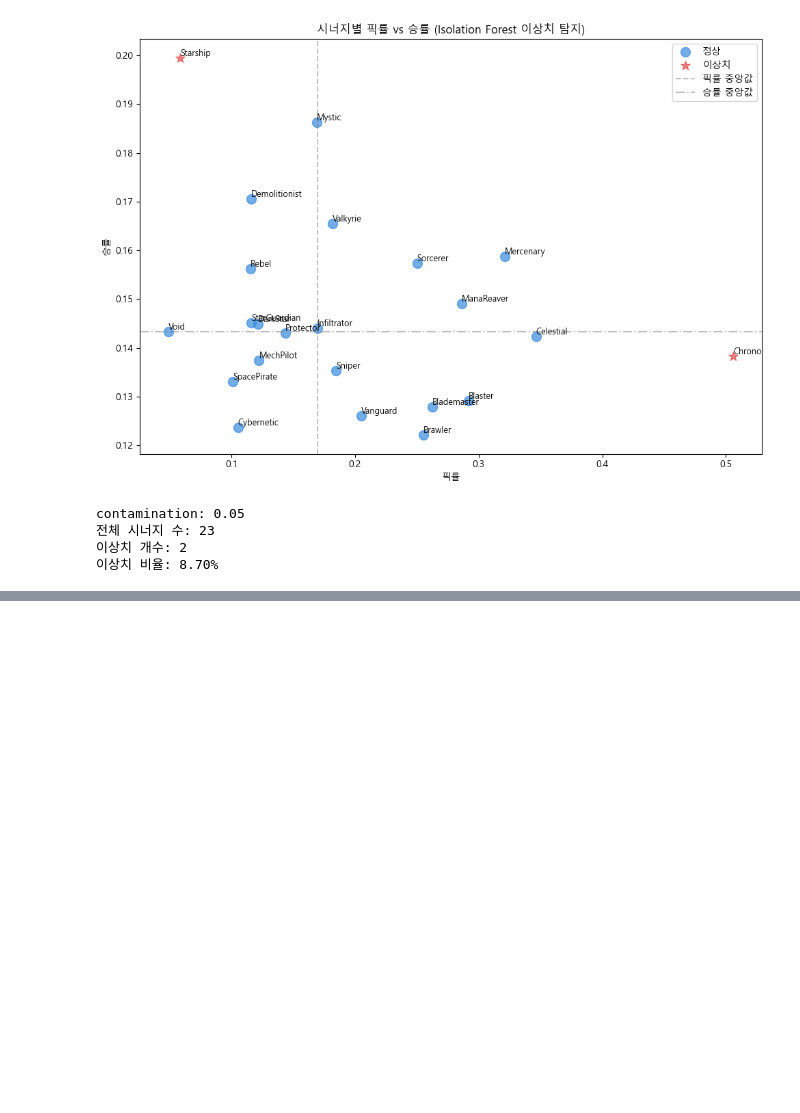
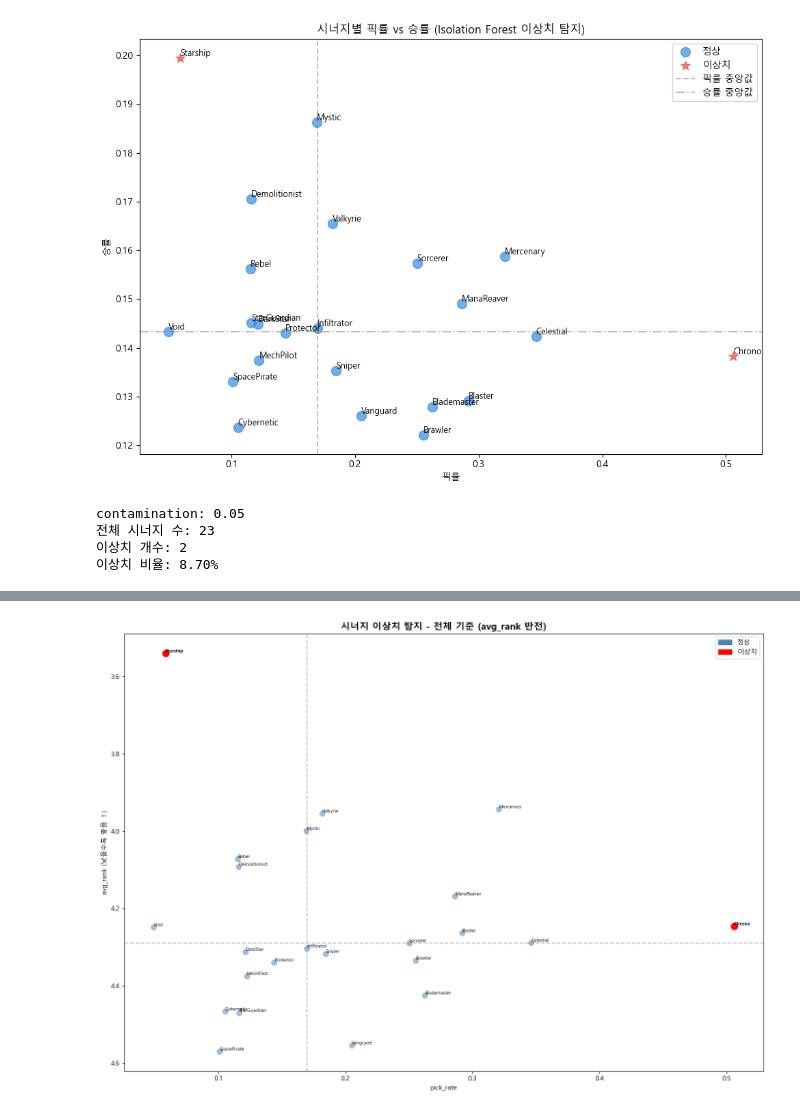
Before and after one commit to hanalo26/Third-project-sparta, a Jupyter notebook: works/Haeun_Baek/Data-Isolation-Forest_v1.ipynb, the cells around one changed output, grey strips where cells are left out. Cells and saved outputs as stored; diff of their text form; code cells hidden in the pictures; blank space fills up the shorter version.

```diff
--- a/works/Haeun_Baek/Data-Isolation-Forest_v1.ipynb
+++ b/works/Haeun_Baek/Data-Isolation-Forest_v1.ipynb
@@ -215,0 +263,19 @@ contamination: 0.05
+# %%
+# 피처 선택
+X_champ_1 = combo_stats_valid[['avg_rank', 'pick_rate']]
+
+# Isolation_Forest 모델 정의
+iso_forest_champ_1 = IsolationForest(
+    contamination=0.05,
+    random_state=42
+)
+
+# 이상치 탐지
+combo_stats_valid['anomaly'] = iso_forest_champ_1.fit_predict(X_champ_1)
+combo_stats_valid['anomaly_score'] = iso_forest_champ_1.score_samples(X_champ_1)
+
+# 결과 확인
+print(f'전체 시너지 수: {len(combo_stats_valid)}')
+print(f'이상치 개수: {(combo_stats_valid["anomaly"] == -1).sum()}')
+print(f'이상치 비율: {(combo_stats_valid["anomaly"] == -1).sum() / len(combo_stats_valid):.2%}')
+display(combo_stats_valid[combo_stats_valid['anomaly'] == -1].sort_values('anomaly_score'))
@@ -215,0 +289,42 @@ contamination: 0.05
+# %%
+import matplotlib.patches as mpatches
+
+fig, ax = plt.subplots(figsize=(14, 10))
+
+# 정상 / 이상치 분리
+normal  = combo_stats_valid[combo_stats_valid['anomaly'] == 1]
+outlier = combo_stats_valid[combo_stats_valid['anomaly'] == -1]
+
+# 산점도
+ax.scatter(normal['pick_rate'],  normal['avg_rank'],
+        color='steelblue', alpha=0.5, s=60, label='정상')
+ax.scatter(outlier['pick_rate'], outlier['avg_rank'],
+        color='red', s=100, label='이상치')
+
+# 챔피언 이름 표시
+for _, row in combo_stats_valid.iterrows():
+    ax.annotate(row['combo_list_active'], (row['pick_rate'], row['avg_rank']),
+                fontsize=7, ha='left', va='bottom',
+                fontweight='bold' if row['anomaly'] == -1 else 'normal')
+
+# y축 반전
+ax.invert_yaxis()
+
+# 기준선 (전체 중앙값)
+ax.axvline(x=combo_stats_valid['pick_rate'].median(), color='gray', linestyle='--', alpha=0.5)
+ax.axhline(y=combo_stats_valid['avg_rank'].median(),  color='gray', linestyle='--', alpha=0.5)
+
+ax.set_title('시너지 이상치 탐지 - 전체 기준 (avg_rank 반전)', fontsize=14, fontweight='bold')
+ax.set_xlabel('pick_rate')
+ax.set_ylabel('avg_rank (낮을수록 좋음 ↑)')
+
+patches = [
+    mpatches.Patch(color='steelblue', label='정상'),
+    mpatches.Patch(color='red',       label='이상치')
+]
+ax.legend(handles=patches, fontsize=10)
+
+plt.tight_layout()
+plt.show()
+# %% [output]
+[figure, added]
```
Also changed, not shown: parts of 5 cells of this notebook.
